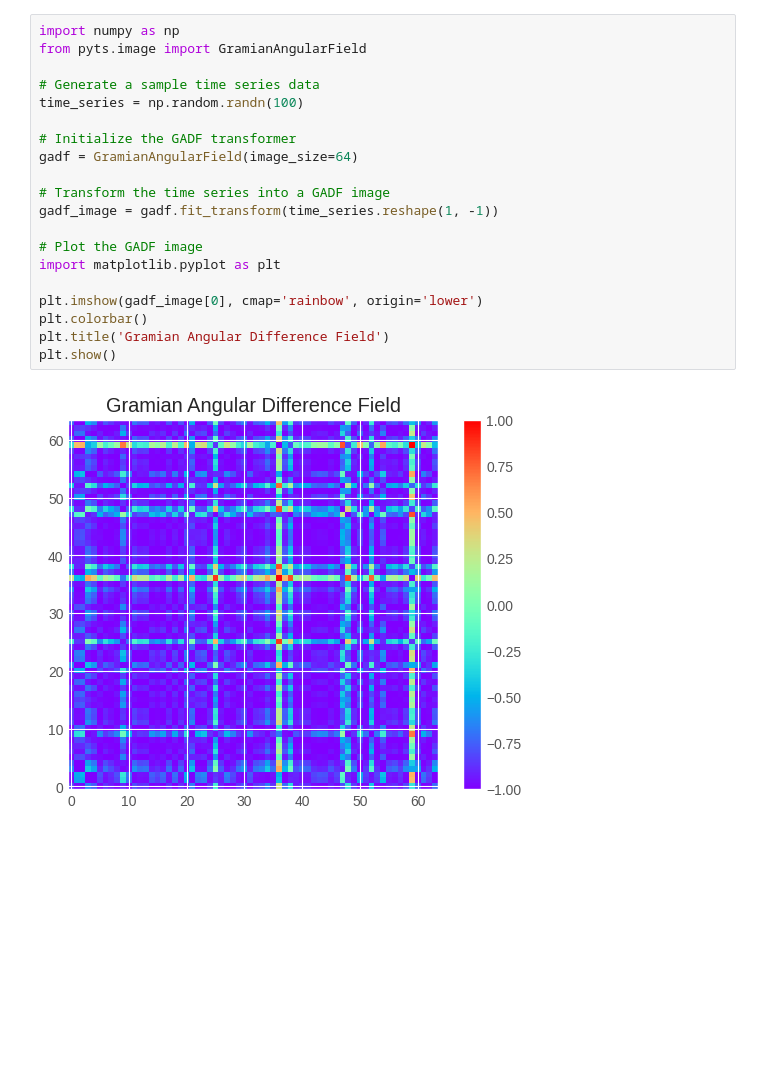
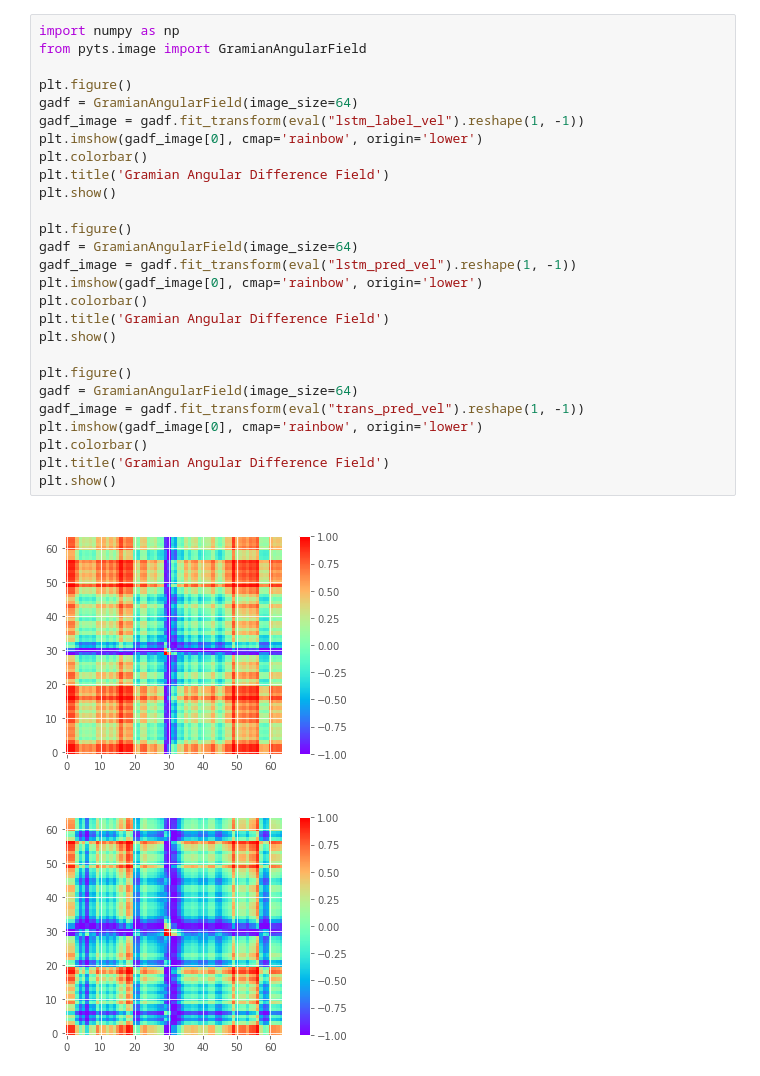
Before and after one commit to wangyuchen0217/cricket-motion-prediction, a Jupyter notebook: prediction_intervals.ipynb, the cells around one changed output. Saved outputs shown, nothing was run; the diff lists cells and outputs as text; blank space fills up the shorter version.

```diff
--- a/prediction_intervals.ipynb
+++ b/prediction_intervals.ipynb
@@ -99,22 +89,30 @@ plt.show()
-# %%
-import numpy as np
-from pyts.image import GramianAngularField
-
-# Generate a sample time series data
-time_series = np.random.randn(100)
-
-# Initialize the GADF transformer
-gadf = GramianAngularField(image_size=64)
-
-# Transform the time series into a GADF image
-gadf_image = gadf.fit_transform(time_series.reshape(1, -1))
-
-# Plot the GADF image
-import matplotlib.pyplot as plt
-
-plt.imshow(gadf_image[0], cmap='rainbow', origin='lower')
-plt.colorbar()
-plt.title('Gramian Angular Difference Field')
-plt.show()
-# %% [output]
-[figure, removed]
+# %%
+import numpy as np
+from pyts.image import GramianAngularField
+
+plt.figure()
+gadf = GramianAngularField(image_size=64)
+gadf_image = gadf.fit_transform(eval("lstm_label_vel").reshape(1, -1))
+plt.imshow(gadf_image[0], cmap='rainbow', origin='lower')
+plt.colorbar()
+plt.title('Gramian Angular Difference Field')
+plt.show()
+
+plt.figure()
+gadf = GramianAngularField(image_size=64)
+gadf_image = gadf.fit_transform(eval("lstm_pred_vel").reshape(1, -1))
+plt.imshow(gadf_image[0], cmap='rainbow', origin='lower')
+plt.colorbar()
+plt.title('Gramian Angular Difference Field')
+plt.show()
+
+plt.figure()
+gadf = GramianAngularField(image_size=64)
+gadf_image = gadf.fit_transform(eval("trans_pred_vel").reshape(1, -1))
+plt.imshow(gadf_image[0], cmap='rainbow', origin='lower')
+plt.colorbar()
+plt.title('Gramian Angular Difference Field')
+plt.show()
+# %% [output]
+[figure, added]
+[figure, added]
```
Also changed, not shown: parts of 2 cells of this notebook.
